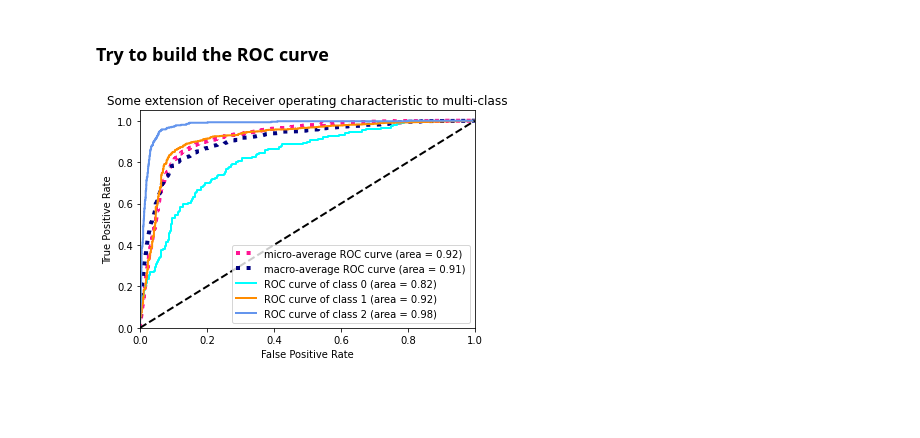
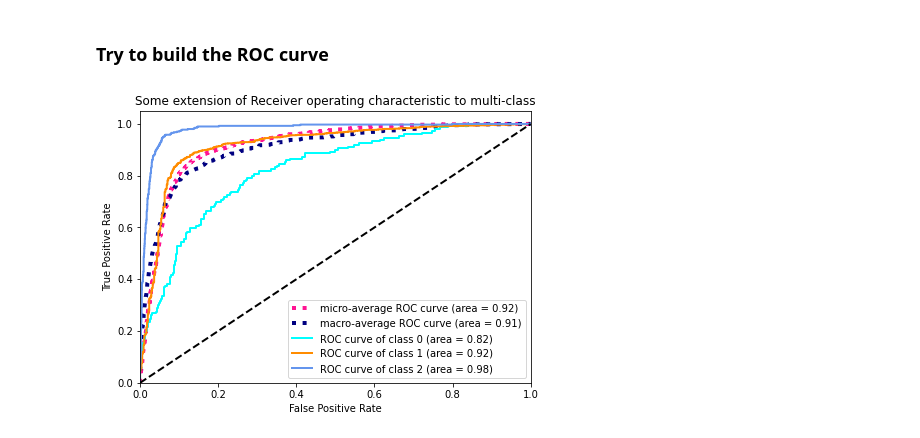
Before and after one commit to gregorio-saporito/hate-speech-detection, a Jupyter notebook: main.ipynb, the cells around one changed output. Drawn from its saved outputs; the diff is of its cells as text; code cells hidden in the pictures; blank space fills up the shorter version.

```diff
--- a/main.ipynb
+++ b/main.ipynb
@@ -924,32 +924,32 @@ mean_tpr /= n_classes
 fpr["macro"] = all_fpr
 tpr["macro"] = mean_tpr
 roc_auc["macro"] = auc(fpr["macro"], tpr["macro"])
 
 # Plot all ROC curves
-plt.figure()
+plt.figure(figsize=(7,5))
 plt.plot(fpr["micro"], tpr["micro"],
          label='micro-average ROC curve (area = {0:0.2f})'
                ''.format(roc_auc["micro"]),
          color='deeppink', linestyle=':', linewidth=4)
 
 plt.plot(fpr["macro"], tpr["macro"],
          label='macro-average ROC curve (area = {0:0.2f})'
                ''.format(roc_auc["macro"]),
          color='navy', linestyle=':', linewidth=4)
 
 colors = cycle(['aqua', 'darkorange', 'cornflowerblue'])
 for i, color in zip(range(n_classes), colors):
     plt.plot(fpr[i], tpr[i], color=color, lw=lw,
              label='ROC curve of class {0} (area = {1:0.2f})'
              ''.format(i, roc_auc[i]))
 
 plt.plot([0, 1], [0, 1], 'k--', lw=lw)
 plt.xlim([0.0, 1.0])
 plt.ylim([0.0, 1.05])
 plt.xlabel('False Positive Rate')
 plt.ylabel('True Positive Rate')
 plt.title('Some extension of Receiver operating characteristic to multi-class')
 plt.legend(loc="lower right")
 plt.show()
 # %% [output]
-[figure, old version]
+[figure, new version]
```
